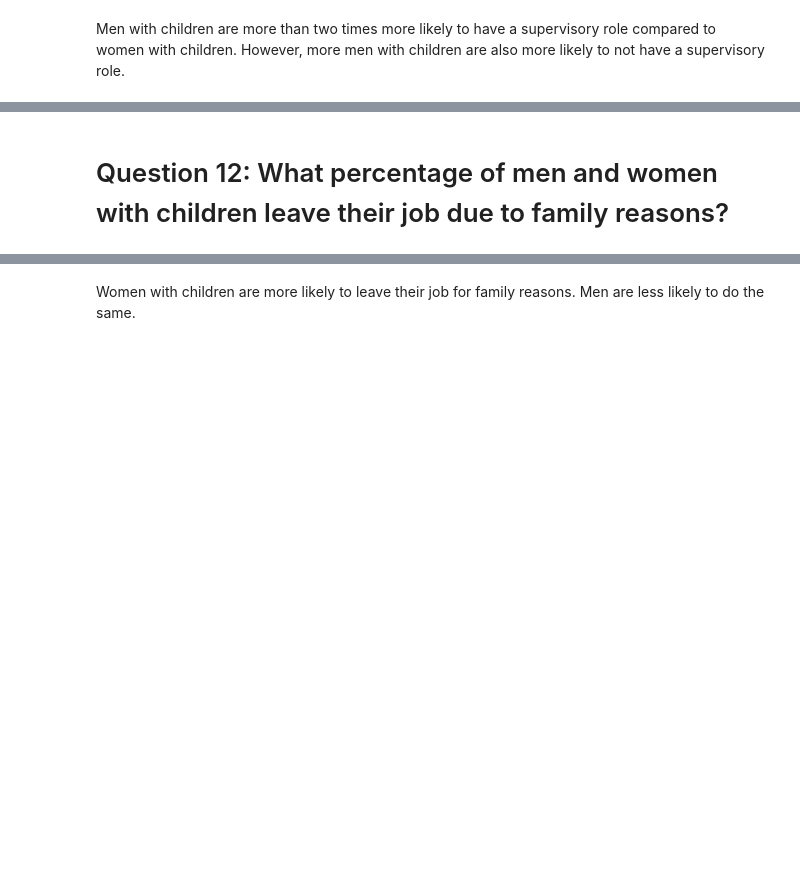
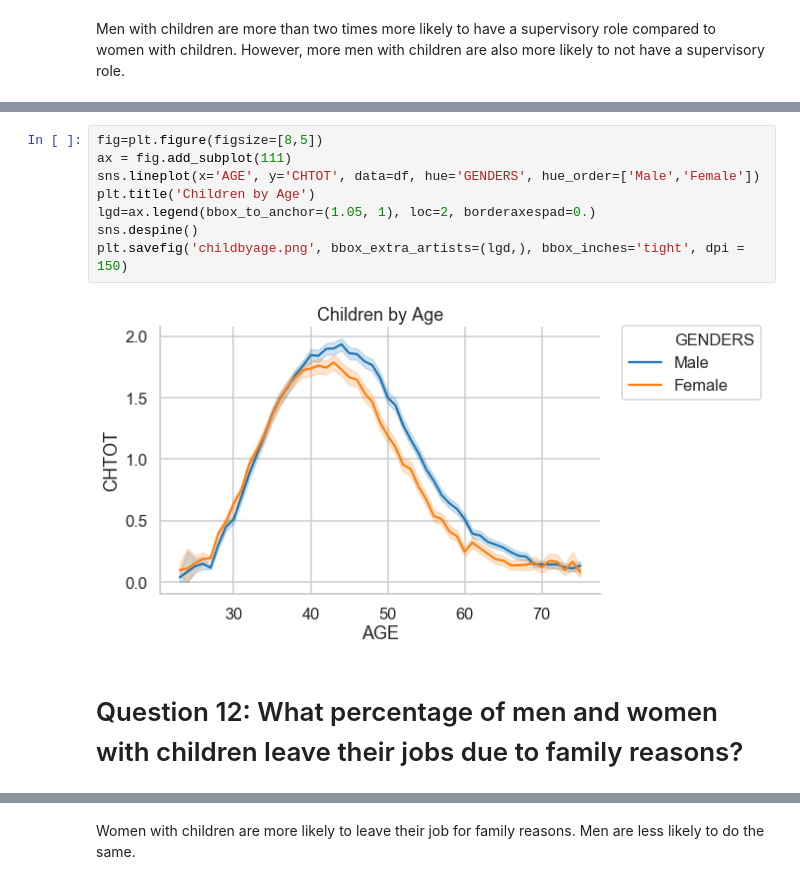
Before and after one commit to kuevho/Capstone-Project-1, a Jupyter notebook: Motherhood in the workforce_EDA.ipynb, the cells around one changed output, grey strips where cells are left out. Drawn from its saved outputs; the diff is of its cells as text; blank space fills up the shorter version.

```diff
--- a/Motherhood in the workforce_EDA.ipynb
+++ b/Motherhood in the workforce_EDA.ipynb
@@ -358,5 +376,15 @@ Men with children are more than two times more likely to have a supervisory role
+# %%
+fig=plt.figure(figsize=[8,5])
+ax = fig.add_subplot(111)
+sns.lineplot(x='AGE', y='CHTOT', data=df, hue='GENDERS', hue_order=['Male','Female'])
+plt.title('Children by Age')
+lgd=ax.legend(bbox_to_anchor=(1.05, 1), loc=2, borderaxespad=0.)
+sns.despine()
+plt.savefig('childbyage.png', bbox_extra_artists=(lgd,), bbox_inches='tight', dpi = 150)
+# %% [output]
+[figure, added]
 # %% [markdown]
-# Question 12: What percentage of men and women with children leave their job due to family reasons?
+# Question 12: What percentage of men and women with children leave their jobs due to family reasons?
 # %%
 #find gender percentage by family as reason for leaving job.
 df_fam_gender = df_child.groupby('FAMILY')['GENDERS'].value_counts(normalize=True).unstack().reset_index()
```
Also changed, not shown: parts of 15 cells of this notebook.
